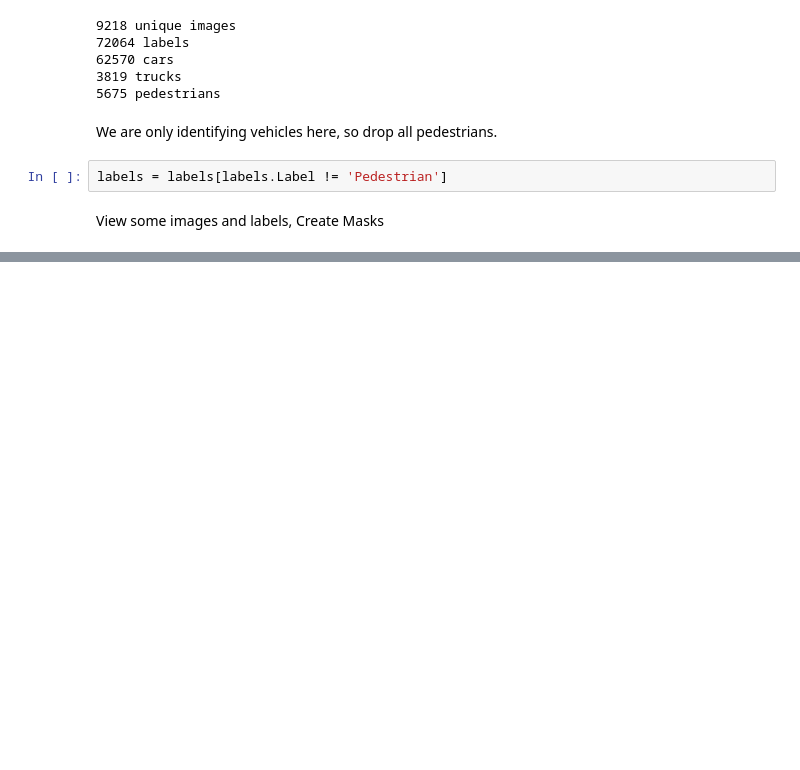
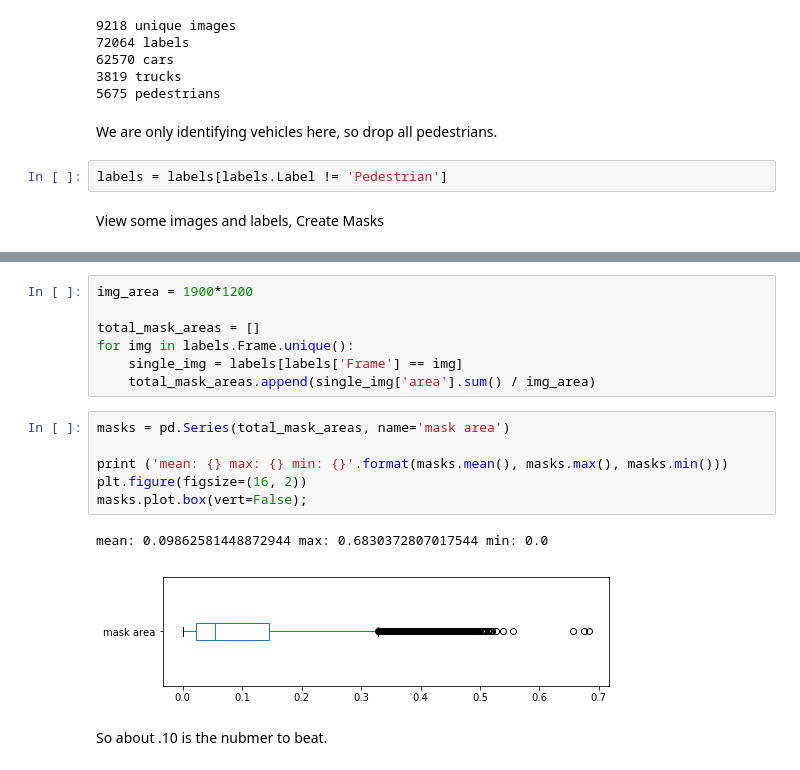
Before and after one commit to momonala/semantic_segmentation_cars, a Jupyter notebook: data_exploration.ipynb, the cells around one changed output, grey strips where cells are left out. Cells and saved outputs as stored; diff of their text form; blank space fills up the shorter version.

```diff
--- a/data_exploration.ipynb
+++ b/data_exploration.ipynb
@@ -79,0 +94,18 @@ see [generator.py file](generator.py)
+# %%
+img_area = 1900*1200
+
+total_mask_areas = []
+for img in labels.Frame.unique():
+    single_img = labels[labels['Frame'] == img]
+    total_mask_areas.append(single_img['area'].sum() / img_area)
+# %%
+masks = pd.Series(total_mask_areas, name='mask area')
+
+print ('mean: {} max: {} min: {}'.format(masks.mean(), masks.max(), masks.min()))
+plt.figure(figsize=(16, 2))
+masks.plot.box(vert=False);
+# %% [output]
+mean: 0.09862581448872944 max: 0.6830372807017544 min: 0.0
+[figure, added]
+# %% [markdown]
+So about .10 is the nubmer to beat.
```
Also changed, not shown: parts of 4 cells of this notebook, 18 other files.
